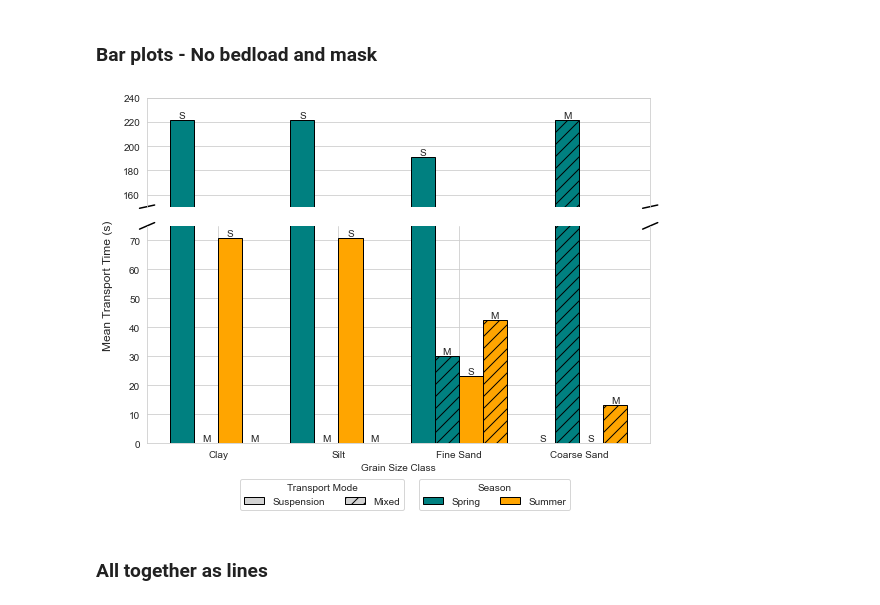
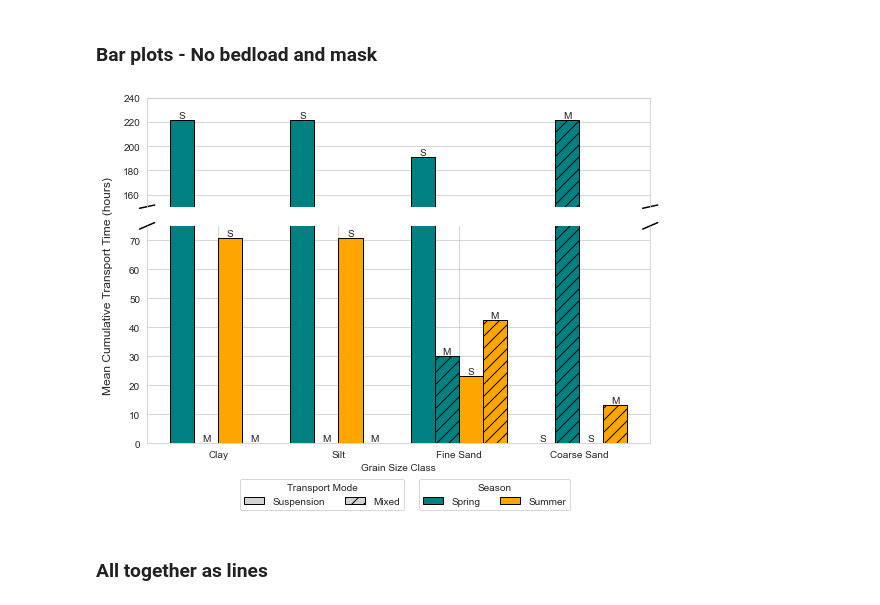
Before and after one commit to nicole-hucke/sediment_trap_paper, a Jupyter notebook: data_analysis/modes_of_transport/modes_of_transport_analysis.ipynb, the cells around one changed output. Drawn from its saved outputs; the diff is of its cells as text; code cells hidden in the pictures.

Commit message:
fixing y axis with hours instead of seconds :D

```diff
--- a/data_analysis/modes_of_transport/modes_of_transport_analysis.ipynb
+++ b/data_analysis/modes_of_transport/modes_of_transport_analysis.ipynb
@@ -1857,35 +1861,35 @@ for i, season in enumerate(seasons):
                     ha='center',
                     va='bottom',
                     fontsize=10
                 )
 
 
 # set x-ticks and labels on the bottom subplot (ax2)
 ax2.set_xticks(x)
 ax2.set_xticklabels(grain_classes)
 ax2.set_xlabel('Grain Size Class')
 # set y axis
-fig.supylabel('Mean Transport Time (s)')
+fig.supylabel('Mean Cumulative Transport Time (hours)')
 
 # create legend elements for hatches (modes) and colors (seasons)
 # hatch legend
 hatch_legend_elements = [
     Patch(facecolor='lightgray', hatch=hatches[mode], edgecolor='black', label=mode) for mode in modes
 ]
 fig.legend(handles=hatch_legend_elements, title='Transport Mode', loc='lower center', bbox_to_anchor=(0.4, -0.08), ncol=len(modes))
 
 # season legend
 season_legend_elements = [
     Patch(facecolor=season_colors[season], edgecolor='black', label=season) for season in seasons
 ]
 fig.legend(handles=season_legend_elements, title='Season', loc='lower center', bbox_to_anchor=(0.7, -0.08), ncol=len(seasons))
 
 plt.tight_layout()
 plt.savefig('masked/transport_time_barplot.png', dpi=1000, bbox_inches='tight')
 
 plt.show()
 # %% [output]
-[figure, old version]
+[figure, new version]
 # %% [markdown]
 ### All together as lines
 # %%
```
Also changed, not shown: parts of 12 cells of this notebook.
